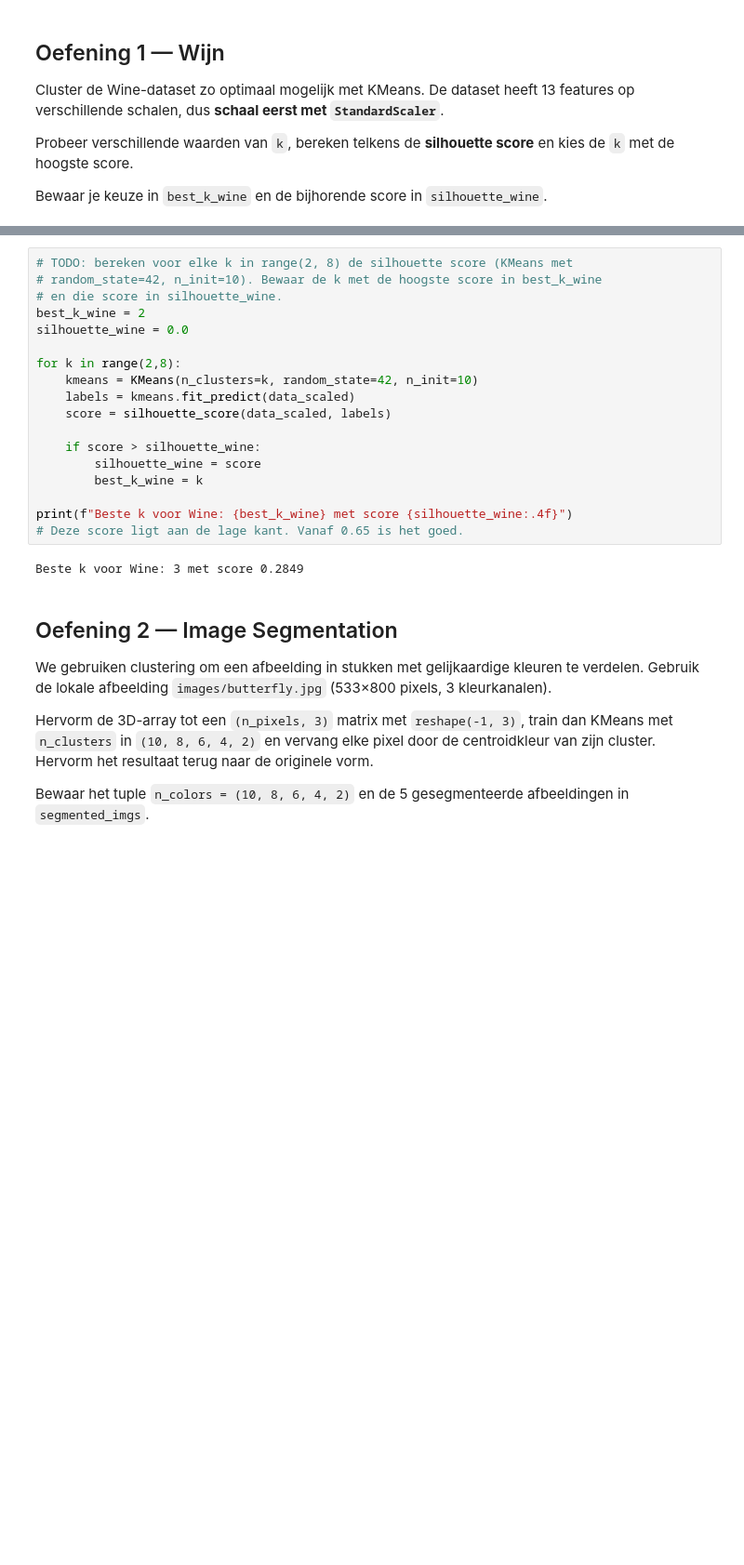
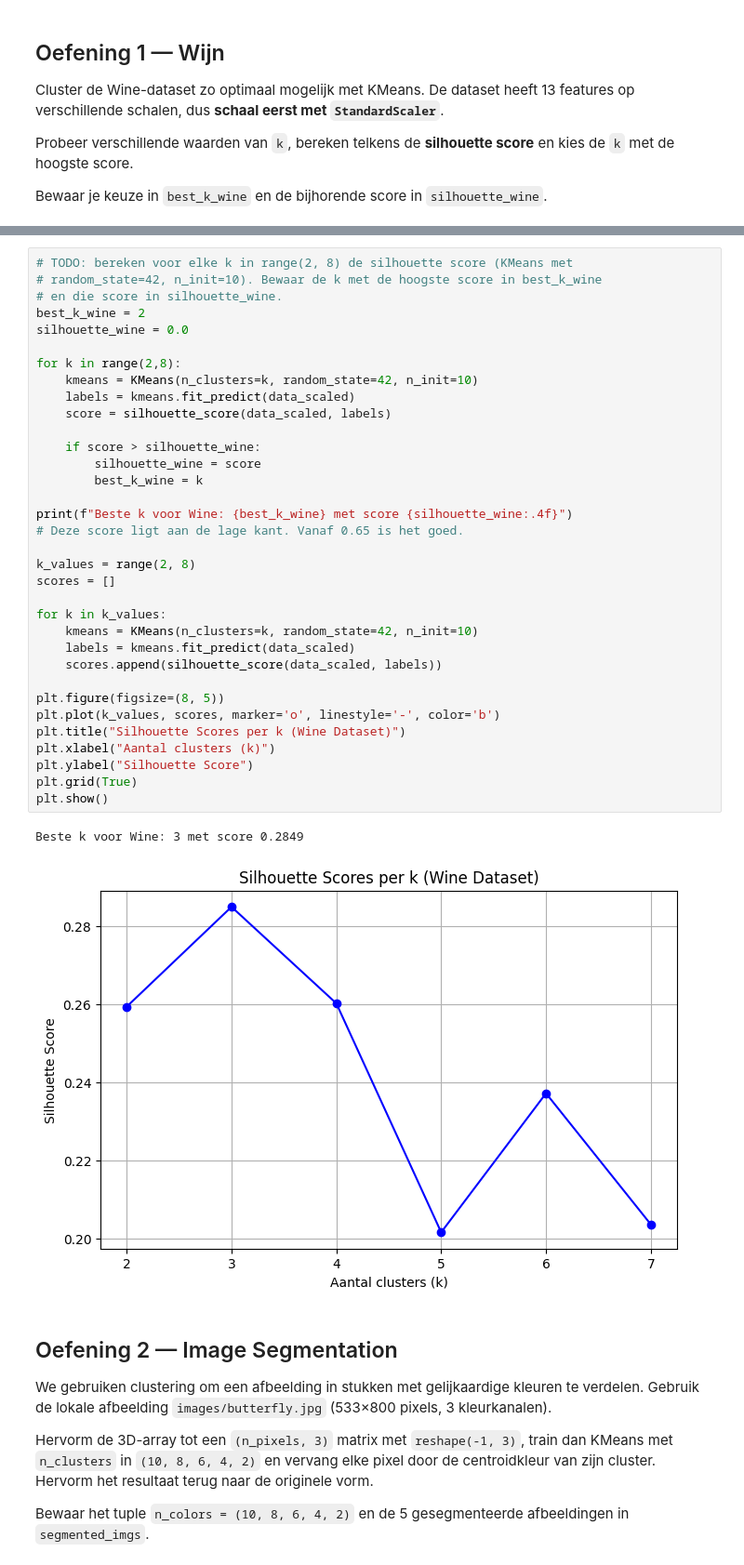
Before and after one commit to NGO-AP/ML-Algo-student, a Jupyter notebook: exercises_with_checks/week06/kmeans_dbscan_checkpoint_opgave_01.ipynb, the cells around one changed output, grey strips where cells are left out. Shown at 93% size. Drawn from its saved outputs; the diff is of its cells as text; blank space fills up the shorter version.

```diff
--- a/exercises_with_checks/week06/kmeans_dbscan_checkpoint_opgave_01.ipynb
+++ b/exercises_with_checks/week06/kmeans_dbscan_checkpoint_opgave_01.ipynb
@@ -44,23 +45,40 @@ data_scaled = scaler.fit_transform(data)
 # %%
 # TODO: bereken voor elke k in range(2, 8) de silhouette score (KMeans met
 # random_state=42, n_init=10). Bewaar de k met de hoogste score in best_k_wine
 # en die score in silhouette_wine.
 best_k_wine = 2
 silhouette_wine = 0.0
 
 for k in range(2,8):
     kmeans = KMeans(n_clusters=k, random_state=42, n_init=10)
     labels = kmeans.fit_predict(data_scaled)
     score = silhouette_score(data_scaled, labels)
 
     if score > silhouette_wine:
         silhouette_wine = score
         best_k_wine = k
 
 print(f"Beste k voor Wine: {best_k_wine} met score {silhouette_wine:.4f}")
 # Deze score ligt aan de lage kant. Vanaf 0.65 is het goed.
+
+k_values = range(2, 8)
+scores = []
+
+for k in k_values:
+    kmeans = KMeans(n_clusters=k, random_state=42, n_init=10)
+    labels = kmeans.fit_predict(data_scaled)
+    scores.append(silhouette_score(data_scaled, labels))
+
+plt.figure(figsize=(8, 5))
+plt.plot(k_values, scores, marker='o', linestyle='-', color='b')
+plt.title("Silhouette Scores per k (Wine Dataset)")
+plt.xlabel("Aantal clusters (k)")
+plt.ylabel("Silhouette Score")
+plt.grid(True)
+plt.show()
 # %% [output]
 Beste k voor Wine: 3 met score 0.2849
+[figure, added]
 # %% [markdown]
 ## Oefening 2 — Image Segmentation
 
```
Also changed, not shown: parts of 5 cells of this notebook, 1 other file.
